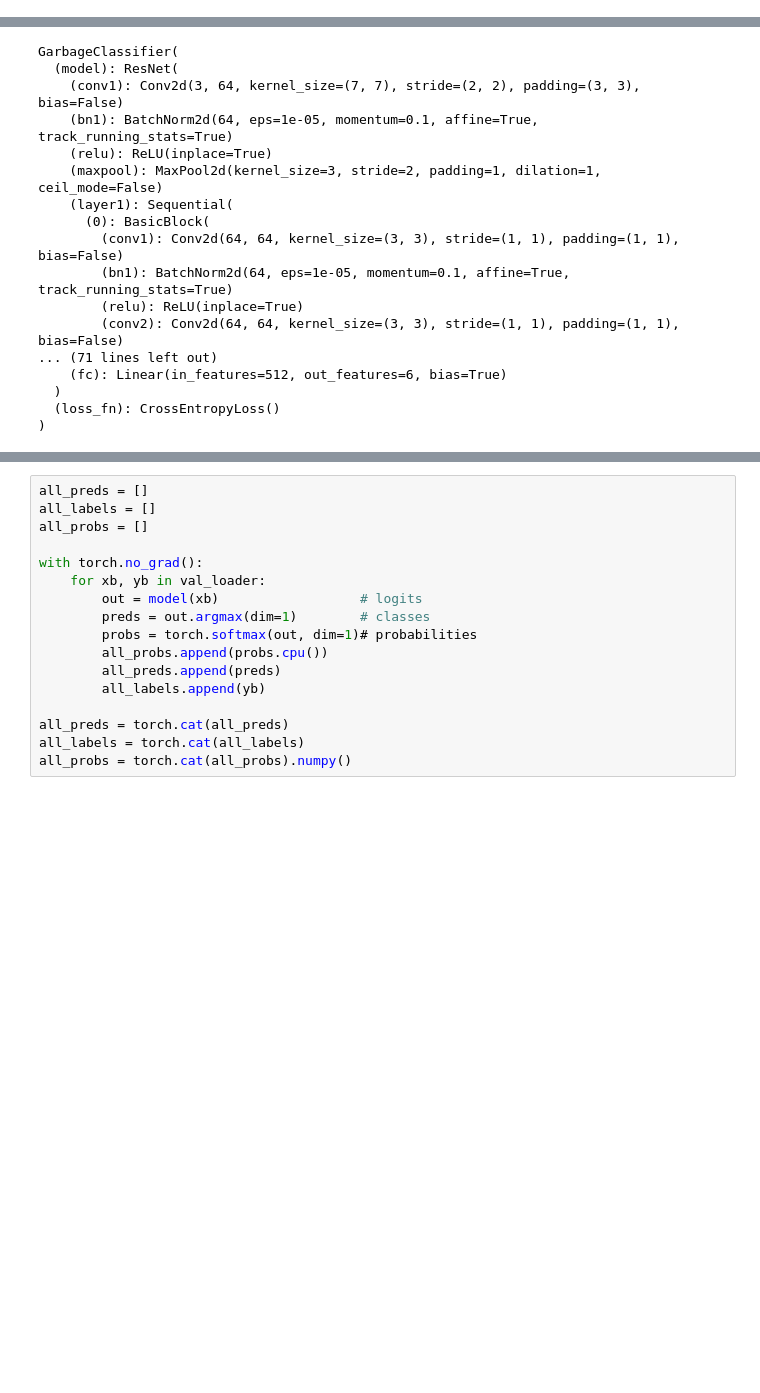
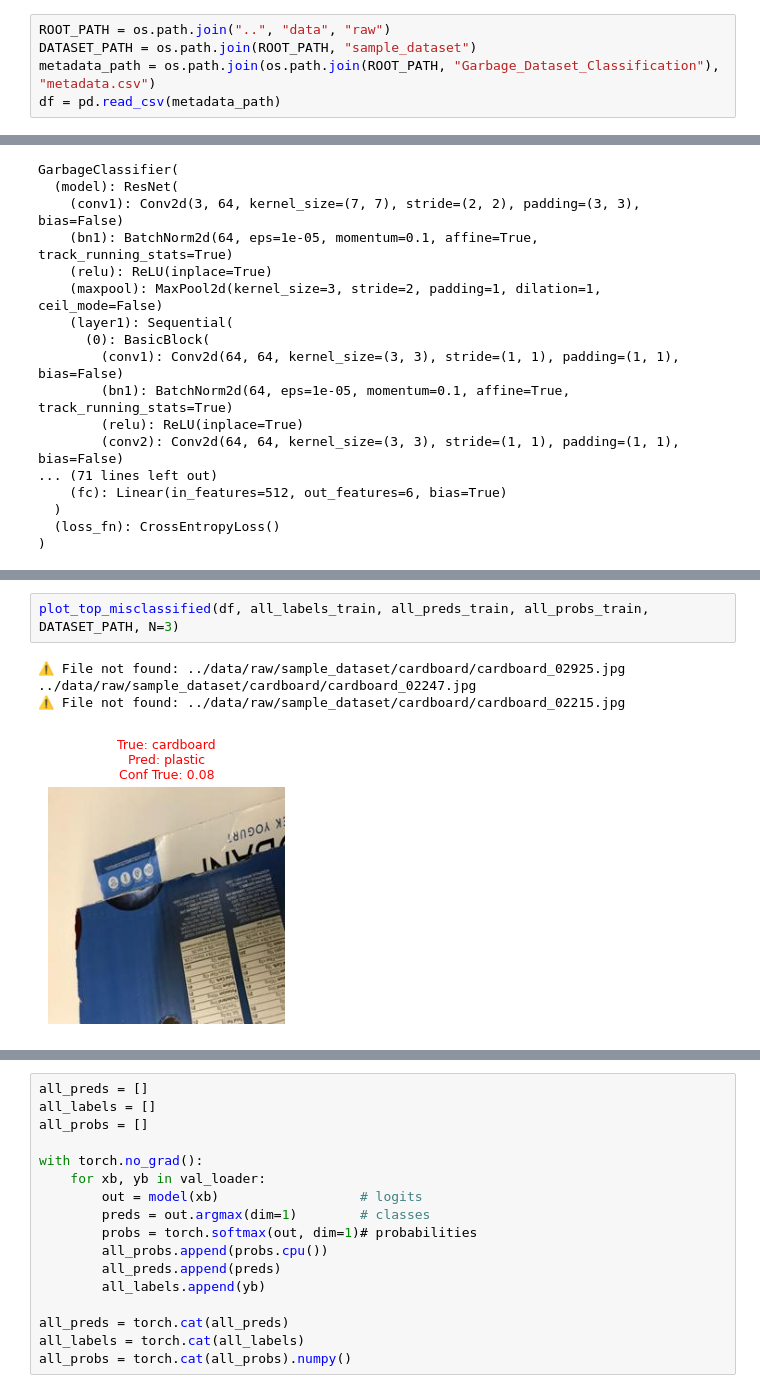
Before and after one commit to NeoLafuente/garbage_classifier, a Jupyter notebook: notebooks/performance_analysis.ipynb, the cells around one changed output, grey strips where cells are left out. Saved outputs shown, nothing was run; the diff lists cells and outputs as text; blank space fills up the shorter version.

```diff
--- a/notebooks/performance_analysis.ipynb
+++ b/notebooks/performance_analysis.ipynb
@@ -17,0 +91,5 @@ from utils import config as cfg
+# %%
+ROOT_PATH = os.path.join("..", "data", "raw")
+DATASET_PATH = os.path.join(ROOT_PATH, "sample_dataset")
+metadata_path = os.path.join(os.path.join(ROOT_PATH, "Garbage_Dataset_Classification"), "metadata.csv")
+df = pd.read_csv(metadata_path)
@@ -84,0 +227,7 @@ val_loader = data_module.val_dataloader()
+# %%
+plot_top_misclassified(df, all_labels_train, all_preds_train, all_probs_train, DATASET_PATH, N=3)
+# %% [output]
+⚠️ File not found: ../data/raw/sample_dataset/cardboard/cardboard_02925.jpg
+../data/raw/sample_dataset/cardboard/cardboard_02247.jpg
+⚠️ File not found: ../data/raw/sample_dataset/cardboard/cardboard_02215.jpg
+[figure, added]
```
Also changed, not shown: parts of 16 cells of this notebook, 3 other files.
